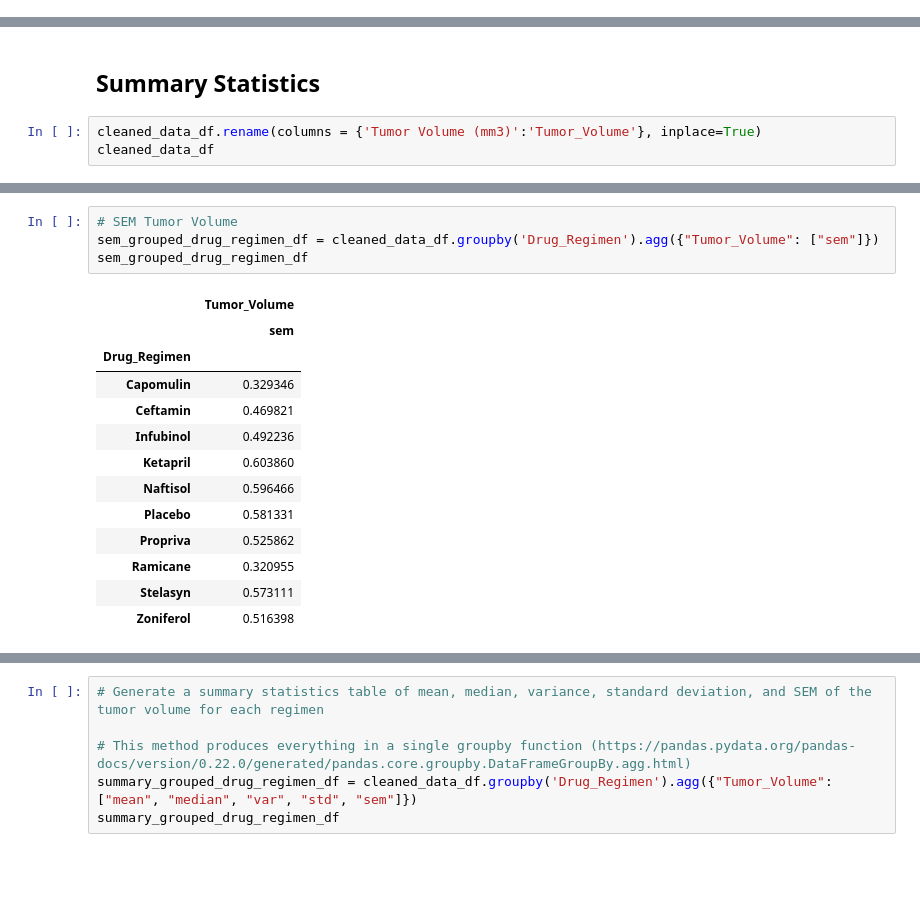
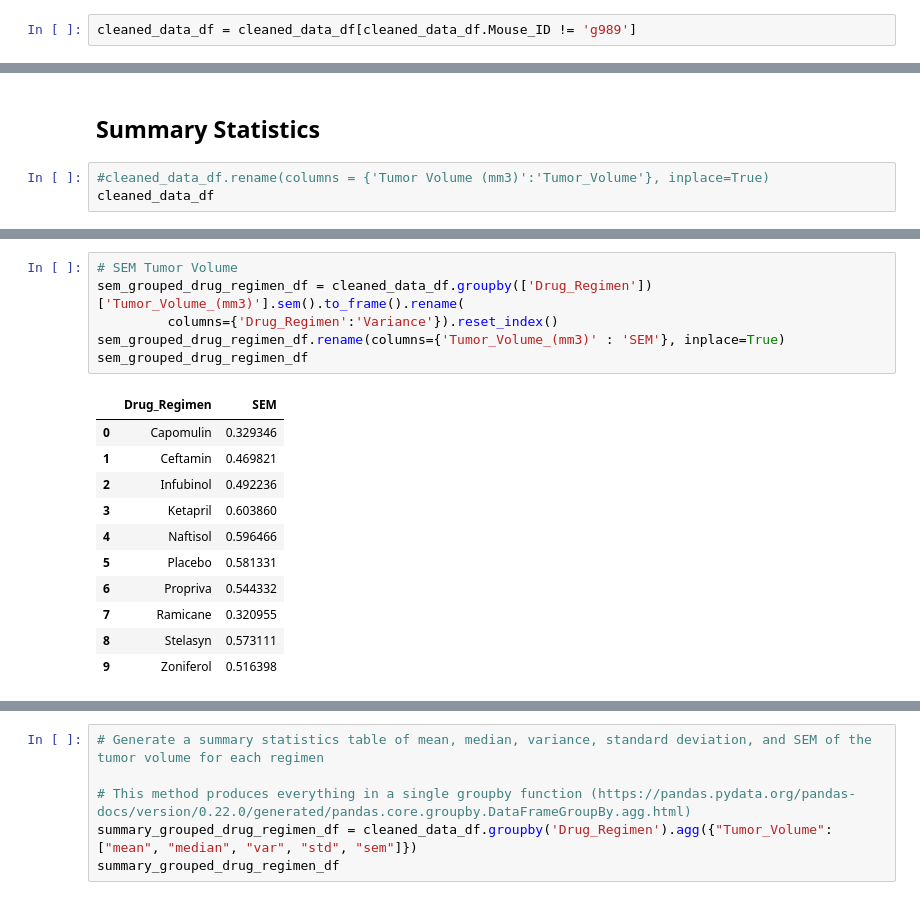
Before and after one commit to kwelter23/matplotlip, a Jupyter notebook: Pymaceuticals/pymaceuticals_starter.ipynb, the cells around one changed output, grey strips where cells are left out. Drawn from its saved outputs; the diff is of its cells as text; blank space fills up the shorter version.

```diff
--- a/Pymaceuticals/pymaceuticals_starter.ipynb
+++ b/Pymaceuticals/pymaceuticals_starter.ipynb
@@ -76,2 +93,4 @@ cleaned_data_df
+# %%
+cleaned_data_df = cleaned_data_df[cleaned_data_df.Mouse_ID != 'g989']
 # %%
 # Checking the number of mice in the clean DataFrame.
@@ -85,6 +104,6 @@ revised_total_mice_df
 # %% [markdown]
 ## Summary Statistics
 # %%
-cleaned_data_df.rename(columns = {'Tumor Volume (mm3)':'Tumor_Volume'}, inplace=True)
+#cleaned_data_df.rename(columns = {'Tumor Volume (mm3)':'Tumor_Volume'}, inplace=True)
 cleaned_data_df
 # %% [output]
@@ -182,21 +195,21 @@ sd_grouped_drug_regimen_df
 # %%
 # SEM Tumor Volume
-sem_grouped_drug_regimen_df = cleaned_data_df.groupby('Drug_Regimen').agg({"Tumor_Volume": ["sem"]})
+sem_grouped_drug_regimen_df = cleaned_data_df.groupby(['Drug_Regimen'])['Tumor_Volume_(mm3)'].sem().to_frame().rename(
+         columns={'Drug_Regimen':'Variance'}).reset_index()
+sem_grouped_drug_regimen_df.rename(columns={'Tumor_Volume_(mm3)' : 'SEM'}, inplace=True)
 sem_grouped_drug_regimen_df
 # %% [output]
-|  | Tumor_Volume |
-|  | sem |
-| Drug_Regimen |  |
-| Capomulin | 0.329346 |
-| Ceftamin | 0.469821 |
-| Infubinol | 0.492236 |
-| Ketapril | 0.603860 |
-| Naftisol | 0.596466 |
-| Placebo | 0.581331 |
-| Propriva | 0.525862 |
-| Ramicane | 0.320955 |
-| Stelasyn | 0.573111 |
-| Zoniferol | 0.516398 |
+|  | Drug_Regimen | SEM |
+| 0 | Capomulin | 0.329346 |
+| 1 | Ceftamin | 0.469821 |
+| 2 | Infubinol | 0.492236 |
+| 3 | Ketapril | 0.603860 |
+| 4 | Naftisol | 0.596466 |
+| 5 | Placebo | 0.581331 |
+| 6 | Propriva | 0.544332 |
+| 7 | Ramicane | 0.320955 |
+| 8 | Stelasyn | 0.573111 |
+| 9 | Zoniferol | 0.516398 |
 # %%
 # Generate a summary statistics table of mean, median, variance, standard deviation, and SEM of the tumor volume for each regimen
 
```
Also changed, not shown: parts of 18 cells of this notebook.
